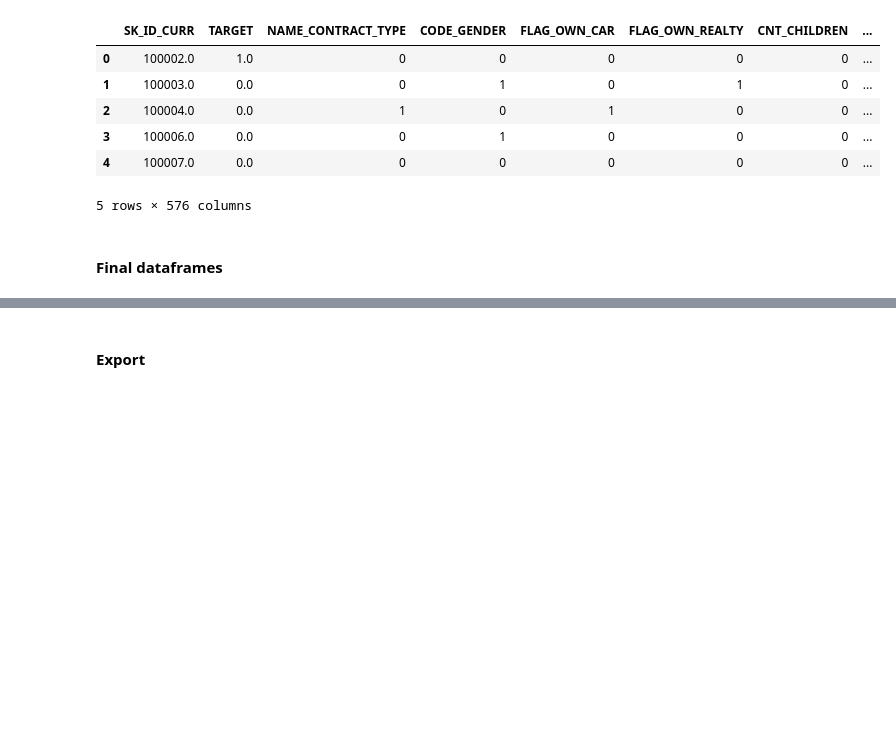
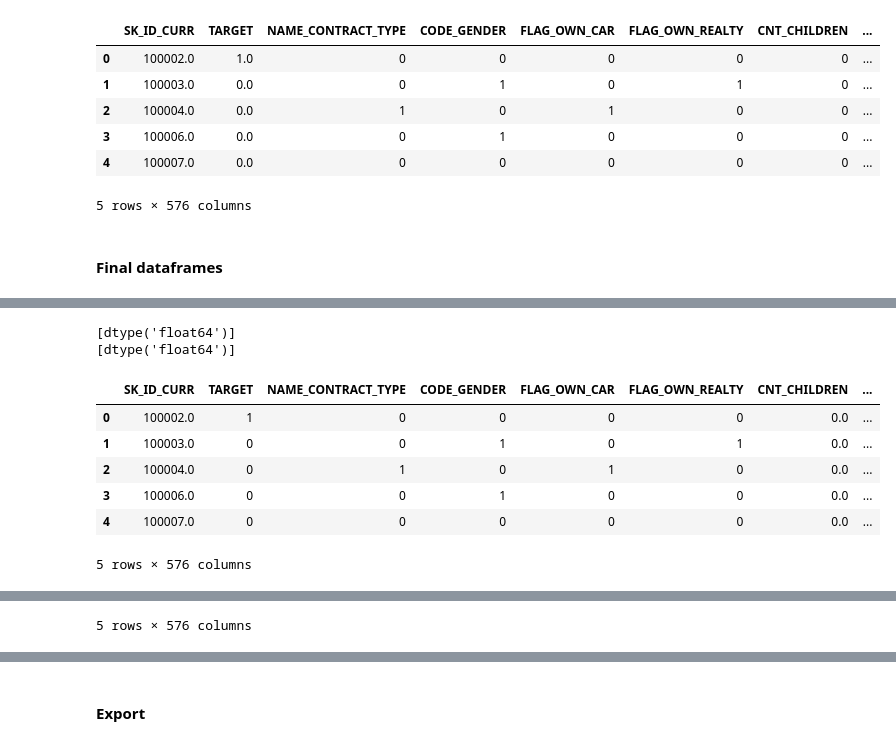
Before and after one commit to feliplim/credit-scoring, a Jupyter notebook: notebooks/2-feature-engineering.ipynb, the cells around one changed output, grey strips where cells are left out. Cells and saved outputs as stored; diff of their text form; code cells hidden in the pictures; blank space fills up the shorter version.

```diff
--- a/notebooks/2-feature-engineering.ipynb
+++ b/notebooks/2-feature-engineering.ipynb
@@ -829,19 +834,30 @@ print(data_test.shape)
 5 rows × 576 columns
 (48742, 576)
+# %%
+print(data_train.dtypes.unique())
+print(data_test.dtypes.unique())
+# %% [output]
+[dtype('float64')]
+[dtype('float64')]
 # %%
 for df in [data_train, data_test]:
     for col in df.columns:
-        if df[col].dtype == 'int64' and (df[col].min() >= np.iinfo(np.int8).min and df[col].max() <= np.iinfo(np.int8).max):
+
+        if df[col].dtype == 'float64' and df[col].nunique() == 2:
             df[col] = df[col].astype('int8')
 
-        if df[col].dtype == 'int64' and (df[col].min() >= np.iinfo(np.int16).min and df[col].max() <= np.iinfo(np.int16).max):
+        if df[col].dtype == 'float64' and (df[col].min() >= np.finfo(np.float16).min and df[col].max() <= np.finfo(np.float16).max):
             df[col] = df[col].astype('int16')
 
-        if df[col].dtype == 'int64' and (df[col].min() >= np.iinfo(np.int32).min and df[col].max() <= np.iinfo(np.int32).max):
+        if df[col].dtype == 'float64' and (df[col].min() >= np.finfo(np.float32).min and df[col].max() <= np.finfo(np.float32).max):
             df[col] = df[col].astype('int32')
 
-        if df[col].dtype == 'float64' and (df[col].min() >= np.finfo(np.float16).min and df[col].max() <= np.finfo(np.float16).max):
-            df[col] = df[col].astype('float16')
-
-        if df[col].dtype == 'float64' and (df[col].min() >= np.finfo(np.float32).min and df[col].max() <= np.finfo(np.float32).max):
-            df[col] = df[col].astype('float32')
+    display(df.head())
+# %% [output]
+|  | SK_ID_CURR | TARGET | NAME_CONTRACT_TYPE | CODE_GENDER | FLAG_OWN_CAR | FLAG_OWN_REALTY | CNT_CHILDREN | ... |
+| 0 | 100002.0 | 1 | 0 | 0 | 0 | 0 | 0.0 | ... |
+| 1 | 100003.0 | 0 | 0 | 1 | 0 | 1 | 0.0 | ... |
+| 2 | 100004.0 | 0 | 1 | 0 | 1 | 0 | 0.0 | ... |
+| 3 | 100006.0 | 0 | 0 | 1 | 0 | 0 | 0.0 | ... |
+| 4 | 100007.0 | 0 | 0 | 0 | 0 | 0 | 0.0 | ... |
+5 rows × 576 columns
@@ -848,3 +870,4 @@ for df in [data_train, data_test]:
+5 rows × 576 columns
 # %%
 # Check missing values
 for df in [data_train, data_test]:
```
Also changed, not shown: parts of 13 cells of this notebook, 2 other files.
